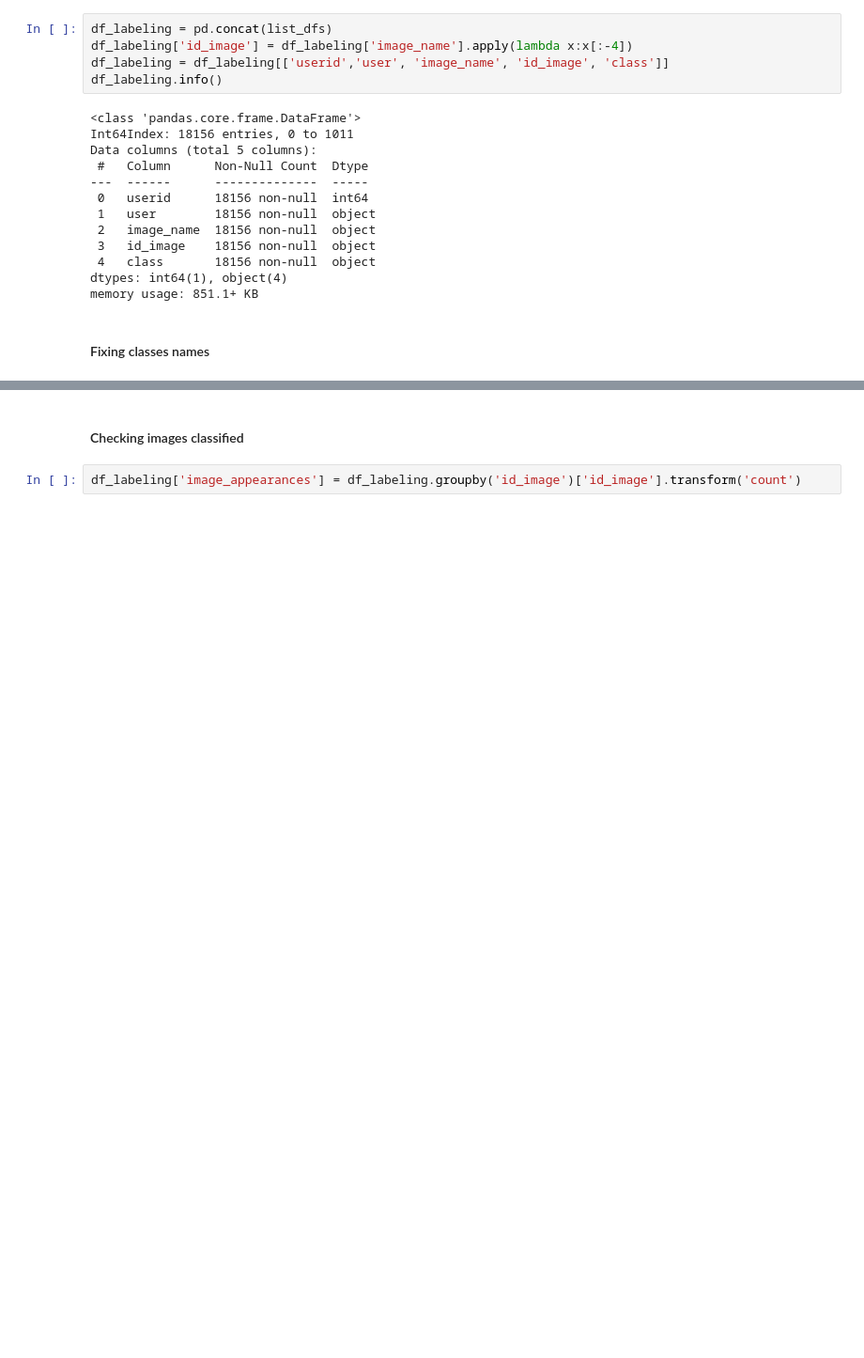
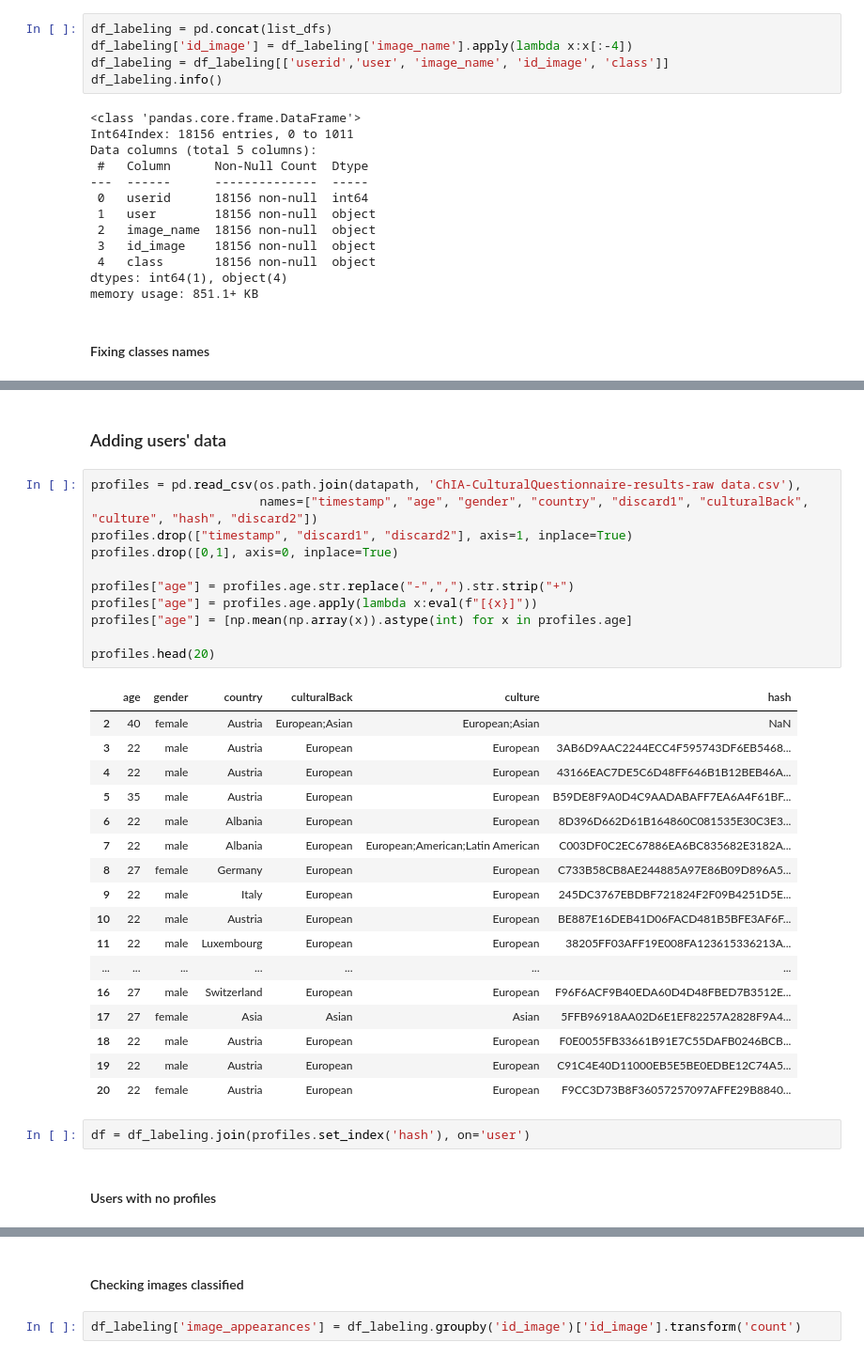
Before and after one commit to acdh-oeaw/Chia, a Jupyter notebook: notebooks/europeana_tagging_3rd_round.ipynb, the cells around one changed output, grey strips where cells are left out. Shown at 94% size. Drawn from its saved outputs; the diff is of its cells as text; blank space fills up the shorter version.

```diff
--- a/notebooks/europeana_tagging_3rd_round.ipynb
+++ b/notebooks/europeana_tagging_3rd_round.ipynb
@@ -131,0 +135,35 @@ df_labeling.head()
+# %% [markdown]
+### Adding users' data
+# %%
+profiles = pd.read_csv(os.path.join(datapath, 'ChIA-CulturalQuestionnaire-results-raw data.csv'),
+                       names=["timestamp", "age", "gender", "country", "discard1", "culturalBack", "culture", "hash", "discard2"])
+profiles.drop(["timestamp", "discard1", "discard2"], axis=1, inplace=True)
+profiles.drop([0,1], axis=0, inplace=True)
+
+profiles["age"] = profiles.age.str.replace("-",",").str.strip("+")
+profiles["age"] = profiles.age.apply(lambda x:eval(f"[{x}]"))
+profiles["age"] = [np.mean(np.array(x)).astype(int) for x in profiles.age]
+
+profiles.head(20)
+# %% [output]
+|  | age | gender | country | culturalBack | culture | hash |
+| 2 | 40 | female | Austria | European;Asian | European;Asian | NaN |
+| 3 | 22 | male | Austria | European | European | 3AB6D9AAC2244ECC4F595743DF6EB5468... |
+| 4 | 22 | male | Austria | European | European | 43166EAC7DE5C6D48FF646B1B12BEB46A... |
+| 5 | 35 | male | Austria | European | European | B59DE8F9A0D4C9AADABAFF7EA6A4F61BF... |
+| 6 | 22 | male | Albania | European | European | 8D396D662D61B164860C081535E30C3E3... |
+| 7 | 22 | male | Albania | European | European;American;Latin American | C003DF0C2EC67886EA6BC835682E3182A... |
+| 8 | 27 | female | Germany | European | European | C733B58CB8AE244885A97E86B09D896A5... |
+| 9 | 22 | male | Italy | European | European | 245DC3767EBDBF721824F2F09B4251D5E... |
+| 10 | 22 | male | Austria | European | European | BE887E16DEB41D06FACD481B5BFE3AF6F... |
+| 11 | 22 | male | Luxembourg | European | European | 38205FF03AFF19E008FA123615336213A... |
+| ... | ... | ... | ... | ... | ... | ... |
+| 16 | 27 | male | Switzerland | European | European | F96F6ACF9B40EDA60D4D48FBED7B3512E... |
+| 17 | 27 | female | Asia | Asian | Asian | 5FFB96918AA02D6E1EF82257A2828F9A4... |
+| 18 | 22 | male | Austria | European | European | F0E0055FB33661B91E7C55DAFB0246BCB... |
+| 19 | 22 | male | Austria | European | European | C91C4E40D11000EB5E5BE0EDBE12C74A5... |
+| 20 | 22 | female | Austria | European | European | F9CC3D73B8F36057257097AFFE29B8840... |
+# %%
+df = df_labeling.join(profiles.set_index('hash'), on='user')
+# %% [markdown]
+#### Users with no profiles
```
Also changed, not shown: parts of 13 cells of this notebook, 2 other files.
